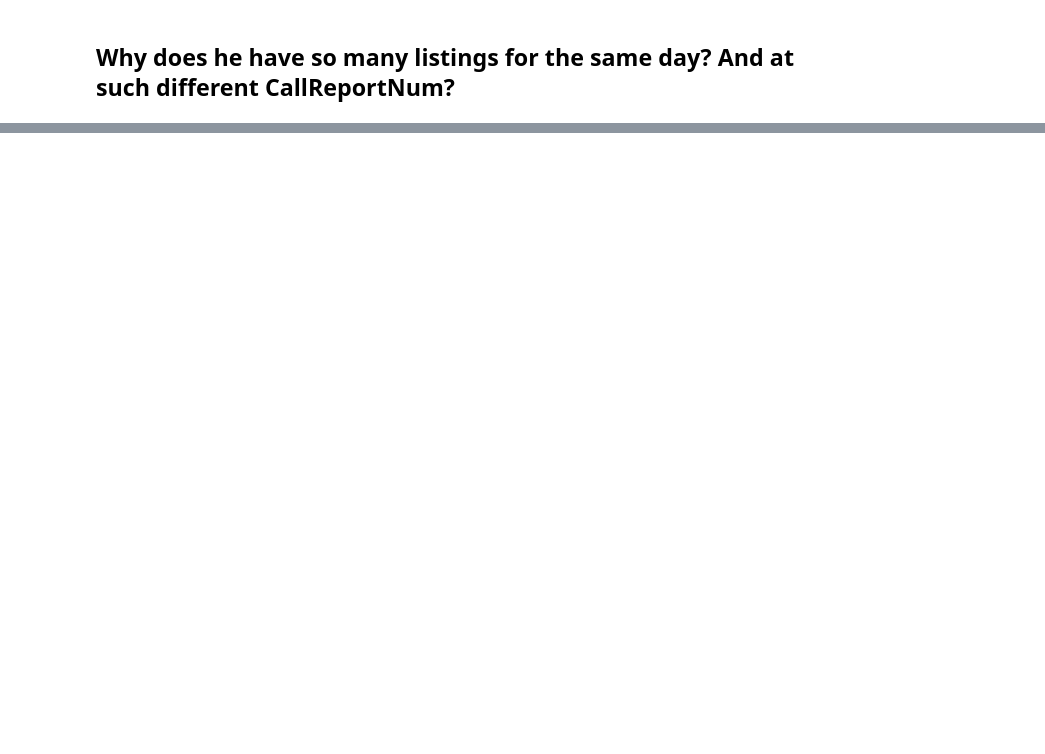
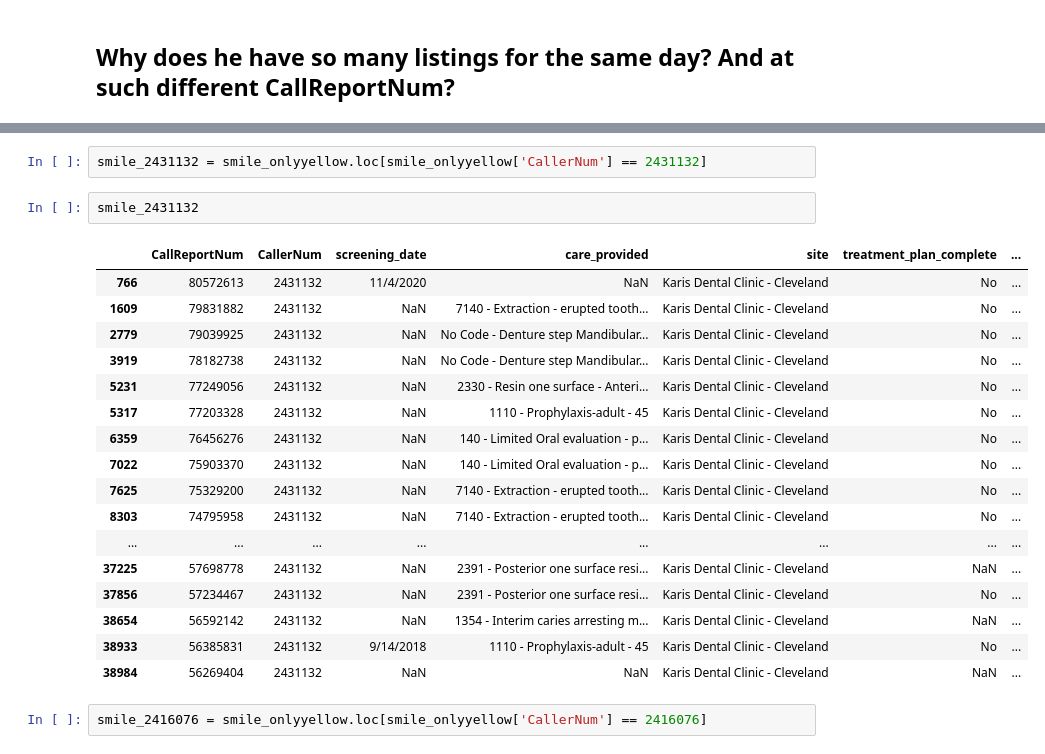
Before and after one commit to bsfcs/smile-on-ironman, a Jupyter notebook: notebook/smile_on_ironman_posey.ipynb, the cells around one changed output, grey strips where cells are left out. Saved outputs shown, nothing was run; the diff lists cells and outputs as text; blank space fills up the shorter version.

```diff
--- a/notebook/smile_on_ironman_posey.ipynb
+++ b/notebook/smile_on_ironman_posey.ipynb
@@ -166,0 +187,24 @@ smile_2441776
+# %%
+smile_2431132 = smile_onlyyellow.loc[smile_onlyyellow['CallerNum'] == 2431132]
+# %%
+smile_2431132
+# %% [output]
+|  | CallReportNum | CallerNum | screening_date | care_provided | site | treatment_plan_complete | ... |
+| 766 | 80572613 | 2431132 | 11/4/2020 | NaN | Karis Dental Clinic - Cleveland | No | ... |
+| 1609 | 79831882 | 2431132 | NaN | 7140 - Extraction - erupted tooth... | Karis Dental Clinic - Cleveland | No | ... |
+| 2779 | 79039925 | 2431132 | NaN | No Code - Denture step Mandibular... | Karis Dental Clinic - Cleveland | No | ... |
+| 3919 | 78182738 | 2431132 | NaN | No Code - Denture step Mandibular... | Karis Dental Clinic - Cleveland | No | ... |
+| 5231 | 77249056 | 2431132 | NaN | 2330 - Resin one surface - Anteri... | Karis Dental Clinic - Cleveland | No | ... |
+| 5317 | 77203328 | 2431132 | NaN | 1110 - Prophylaxis-adult - 45 | Karis Dental Clinic - Cleveland | No | ... |
+| 6359 | 76456276 | 2431132 | NaN | 140 - Limited Oral evaluation - p... | Karis Dental Clinic - Cleveland | No | ... |
+| 7022 | 75903370 | 2431132 | NaN | 140 - Limited Oral evaluation - p... | Karis Dental Clinic - Cleveland | No | ... |
+| 7625 | 75329200 | 2431132 | NaN | 7140 - Extraction - erupted tooth... | Karis Dental Clinic - Cleveland | No | ... |
+| 8303 | 74795958 | 2431132 | NaN | 7140 - Extraction - erupted tooth... | Karis Dental Clinic - Cleveland | No | ... |
+| ... | ... | ... | ... | ... | ... | ... | ... |
+| 37225 | 57698778 | 2431132 | NaN | 2391 - Posterior one surface resi... | Karis Dental Clinic - Cleveland | NaN | ... |
+| 37856 | 57234467 | 2431132 | NaN | 2391 - Posterior one surface resi... | Karis Dental Clinic - Cleveland | No | ... |
+| 38654 | 56592142 | 2431132 | NaN | 1354 - Interim caries arresting m... | Karis Dental Clinic - Cleveland | NaN | ... |
+| 38933 | 56385831 | 2431132 | 9/14/2018 | 1110 - Prophylaxis-adult - 45 | Karis Dental Clinic - Cleveland | No | ... |
+| 38984 | 56269404 | 2431132 | NaN | NaN | Karis Dental Clinic - Cleveland | NaN | ... |
+# %%
+smile_2416076 = smile_onlyyellow.loc[smile_onlyyellow['CallerNum'] == 2416076]
```
Also changed, not shown: parts of 20 cells of this notebook.
